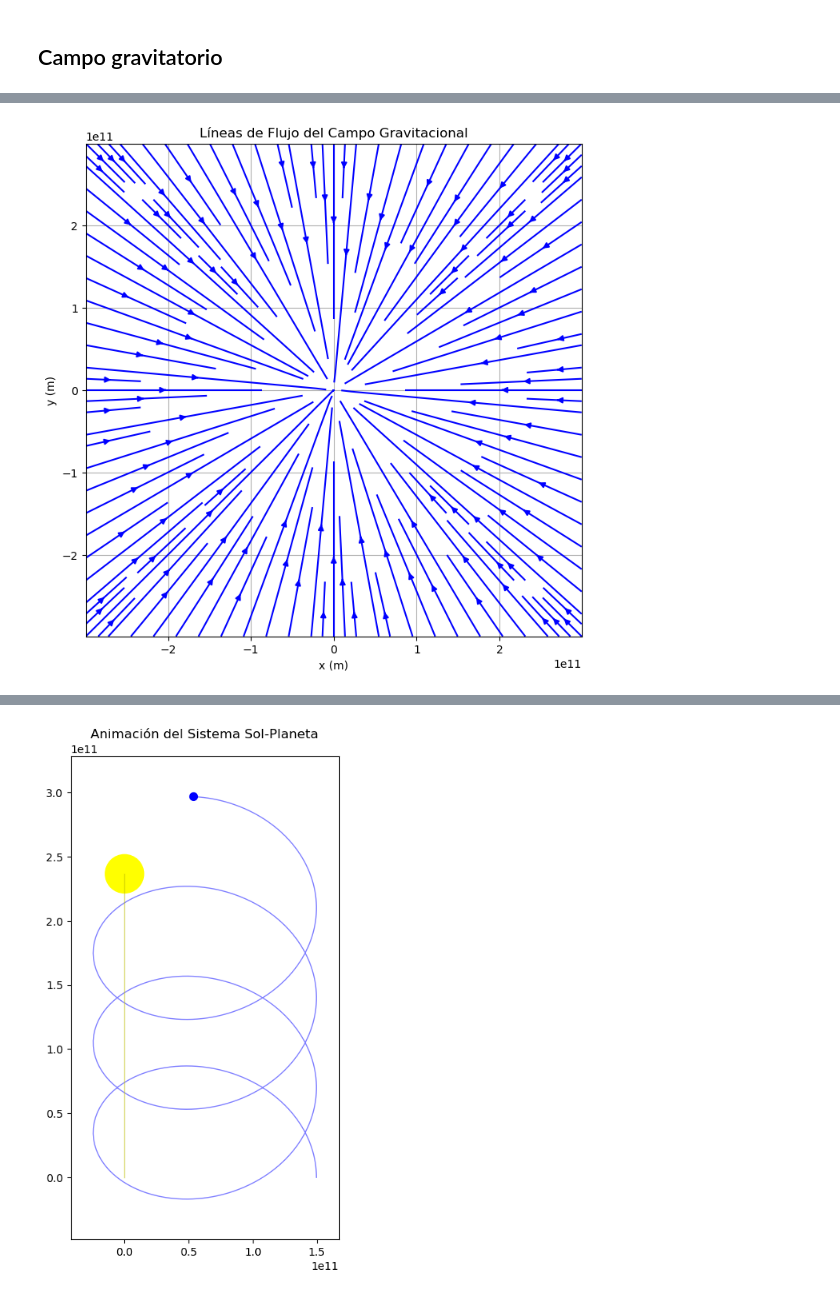
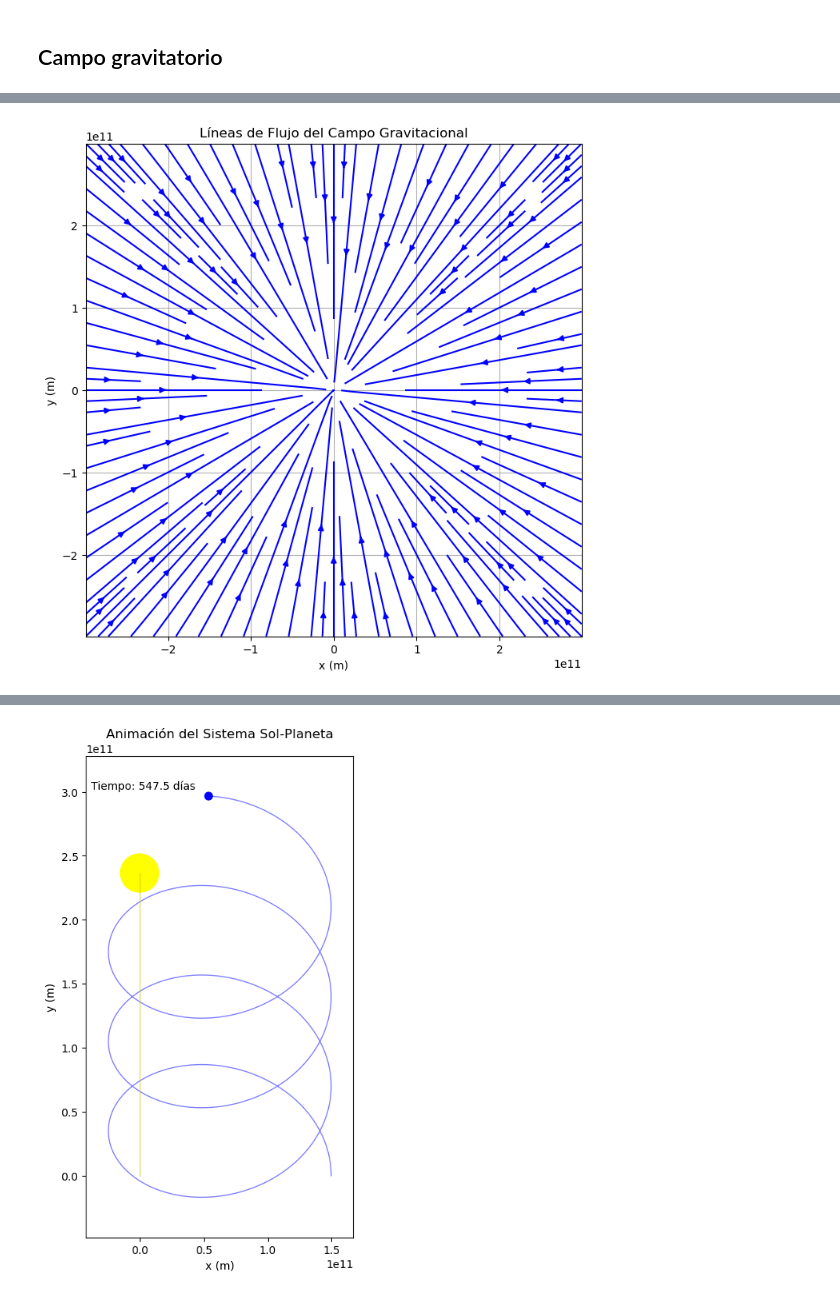
Before and after one commit to fmgarciadiaz/PythonTests, a Jupyter notebook: Colab_Flujos.ipynb, the cells around one changed output, grey strips where cells are left out. Cells and saved outputs as stored; diff of their text form; code cells hidden in the pictures.

```diff
--- a/Colab_Flujos.ipynb
+++ b/Colab_Flujos.ipynb
@@ -182,33 +182,40 @@ y_margin = 0.1 * (max(y1.max(), y2.max()) - min(y1.min(), y2.min()))
 
 ax.set_xlim([min(x1.min(), x2.min()) - x_margin, max(x1.max(), x2.max()) + x_margin])
 ax.set_ylim([min(y1.min(), y2.min()) - y_margin, max(y1.max(), y2.max()) + y_margin])
 ax.set_aspect('equal')
 ax.set_title('Animación del Sistema Sol-Planeta')
 ax.margins(0.1)
 
+# Eliminar los títulos de los ejes
+ax.set_xlabel('x (m)')
+ax.set_ylabel('y (m)')
+
 # Dibujar el Sol fijo en el centro
 sol_circle = plt.Circle((x1[0], y1[0]), R*0.1, color='yellow', label='Sol')
 ax.add_artist(sol_circle)
-
 # Círculo para la Tierra
 earth_circle = plt.Circle((x2[0], y2[0]), R*0.02, color='blue', label='Tierra')
 ax.add_artist(earth_circle)
 
 # Línea para la estela planeta y estrella
 trail_planeta, = ax.plot([], [], 'b-', lw=1, alpha=0.5)
 trail_sol, = ax.plot([], [], 'y-', lw=1, alpha=0.5)
 
+# Texto para el tiempo
+time_text = ax.text(0.02, 0.95, '', transform=ax.transAxes, fontsize=10, verticalalignment='top')
+
 def animate(i):
     earth_circle.center = (x2[i], y2[i])
     sol_circle.center = (x1[i], y1[i])
     trail_planeta.set_data(x2[:i+1], y2[:i+1])
     trail_sol.set_data(x1[:i+1], y1[:i+1])
-    return earth_circle, trail_planeta, trail_sol
+    time_text.set_text(f'Tiempo: {t[i]/(24*3600):.1f} días')
+    return earth_circle, trail_planeta, trail_sol, time_text
 
 ani = FuncAnimation(fig, animate, frames=len(t), blit=True, interval=20, repeat=True)
 HTML(ani.to_html5_video())
 # %% [output]
 [figure]
 [figure]
 [interactive output not drawn]
-[figure, old version]
+[figure, new version]
```
